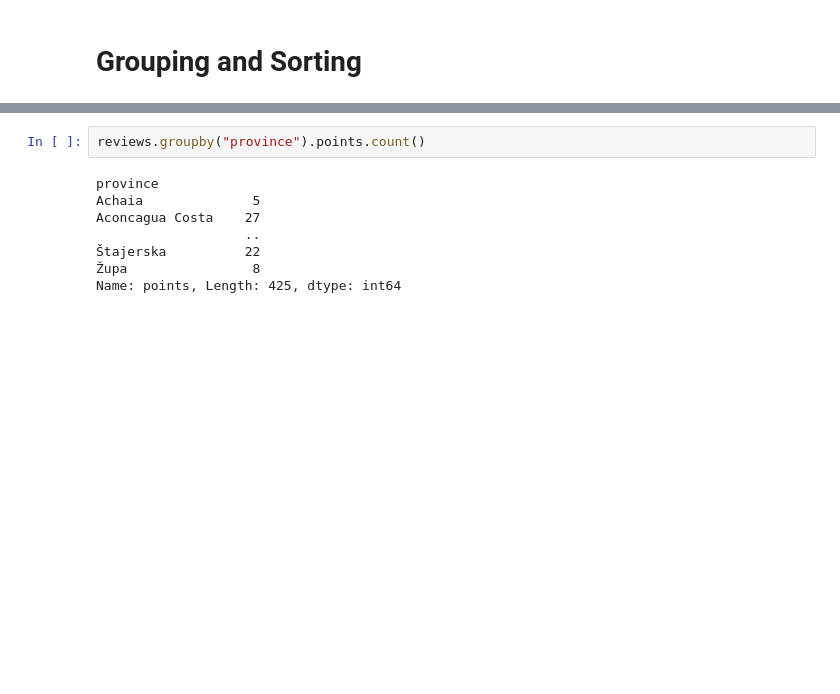
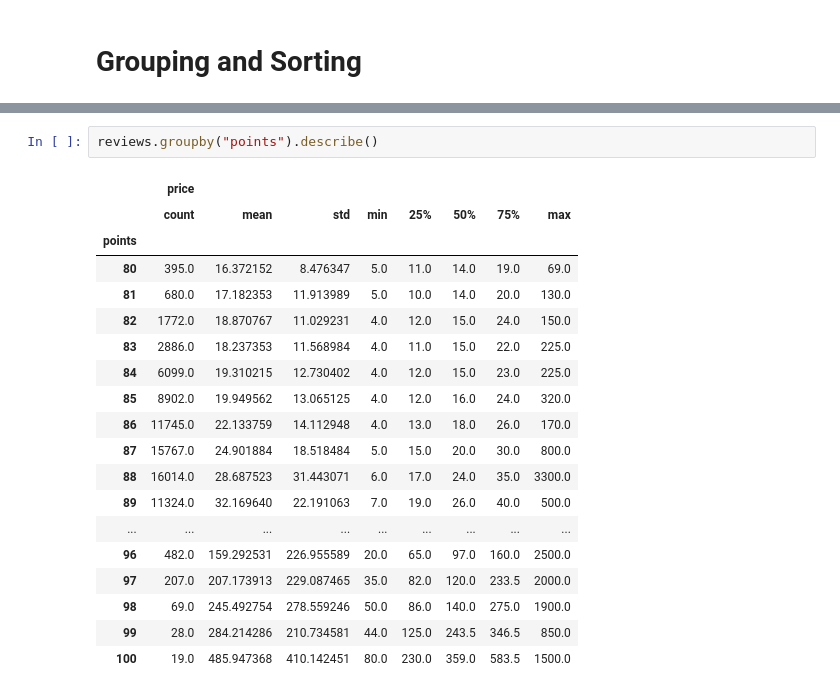
Before and after one commit to SurfyPenguin/ml-basics, a Jupyter notebook: src/pandas_/grouping-and-sorting/main.ipynb, the cells around one changed output, grey strips where cells are left out. Drawn from its saved outputs; the diff is of its cells as text; blank space fills up the shorter version.

```diff
--- a/src/pandas_/grouping-and-sorting/main.ipynb
+++ b/src/pandas_/grouping-and-sorting/main.ipynb
@@ -38,10 +88,22 @@ Name: price, Length: 21, dtype: float64
 # %%
-reviews.groupby("province").points.count()
+reviews.groupby("points").describe()
 # %% [output]
-province
-Achaia              5
-Aconcagua Costa    27
-                   ..
-Štajerska          22
-Župa                8
-Name: points, Length: 425, dtype: int64
+|  | price |  |  |  |  |  |  |  |
+|  | count | mean | std | min | 25% | 50% | 75% | max |
+| points |  |  |  |  |  |  |  |  |
+| 80 | 395.0 | 16.372152 | 8.476347 | 5.0 | 11.0 | 14.0 | 19.0 | 69.0 |
+| 81 | 680.0 | 17.182353 | 11.913989 | 5.0 | 10.0 | 14.0 | 20.0 | 130.0 |
+| 82 | 1772.0 | 18.870767 | 11.029231 | 4.0 | 12.0 | 15.0 | 24.0 | 150.0 |
+| 83 | 2886.0 | 18.237353 | 11.568984 | 4.0 | 11.0 | 15.0 | 22.0 | 225.0 |
+| 84 | 6099.0 | 19.310215 | 12.730402 | 4.0 | 12.0 | 15.0 | 23.0 | 225.0 |
+| 85 | 8902.0 | 19.949562 | 13.065125 | 4.0 | 12.0 | 16.0 | 24.0 | 320.0 |
+| 86 | 11745.0 | 22.133759 | 14.112948 | 4.0 | 13.0 | 18.0 | 26.0 | 170.0 |
+| 87 | 15767.0 | 24.901884 | 18.518484 | 5.0 | 15.0 | 20.0 | 30.0 | 800.0 |
+| 88 | 16014.0 | 28.687523 | 31.443071 | 6.0 | 17.0 | 24.0 | 35.0 | 3300.0 |
+| 89 | 11324.0 | 32.169640 | 22.191063 | 7.0 | 19.0 | 26.0 | 40.0 | 500.0 |
+| ... | ... | ... | ... | ... | ... | ... | ... | ... |
+| 96 | 482.0 | 159.292531 | 226.955589 | 20.0 | 65.0 | 97.0 | 160.0 | 2500.0 |
+| 97 | 207.0 | 207.173913 | 229.087465 | 35.0 | 82.0 | 120.0 | 233.5 | 2000.0 |
+| 98 | 69.0 | 245.492754 | 278.559246 | 50.0 | 86.0 | 140.0 | 275.0 | 1900.0 |
+| 99 | 28.0 | 284.214286 | 210.734581 | 44.0 | 125.0 | 243.5 | 346.5 | 850.0 |
+| 100 | 19.0 | 485.947368 | 410.142451 | 80.0 | 230.0 | 359.0 | 583.5 | 1500.0 |
```
Also changed, not shown: parts of 7 cells of this notebook.
